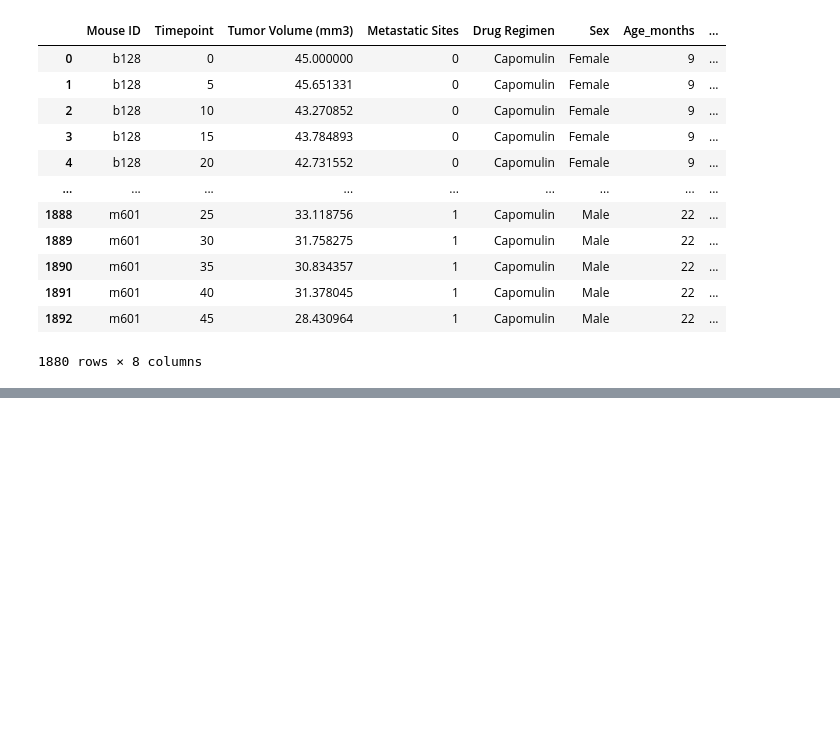
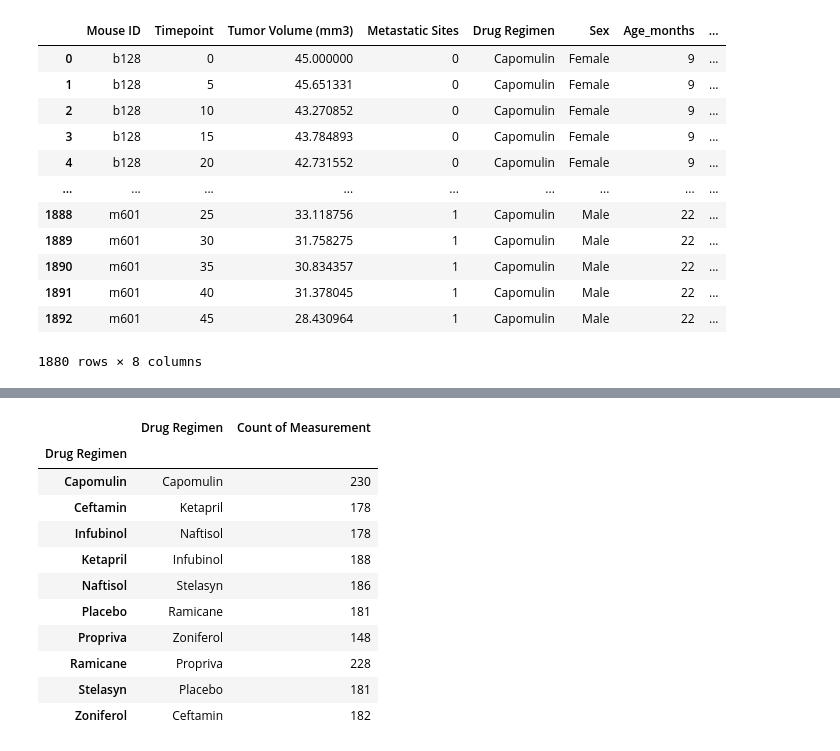
Before and after one commit to mel-c-lowe/MatPlotLib_Homework_05, a Jupyter notebook: Pymaceuticals.ipynb, the cells around one changed output, grey strips where cells are left out. Cells and saved outputs as stored; diff of their text form; code cells hidden in the pictures; blank space fills up the shorter version.

```diff
--- a/Pymaceuticals.ipynb
+++ b/Pymaceuticals.ipynb
@@ -153,0 +162,26 @@ Summary_Statistics_Table
+# %%
+# Now to try with DataFrame.plot I guess
+
+count_of_measurements_df = pd.DataFrame({
+    "Drug Regimen": list_of_regimens,
+    "Count of Measurement": count_of_measurements
+})
+
+# df.reset_index(drop=True)
+
+# count_of_measurements_df.reset_index(drop=True)
+
+count_of_measurements_df
+# %% [output]
+|  | Drug Regimen | Count of Measurement |
+| Drug Regimen |  |  |
+| Capomulin | Capomulin | 230 |
+| Ceftamin | Ketapril | 178 |
+| Infubinol | Naftisol | 178 |
+| Ketapril | Infubinol | 188 |
+| Naftisol | Stelasyn | 186 |
+| Placebo | Ramicane | 181 |
+| Propriva | Zoniferol | 148 |
+| Ramicane | Propriva | 228 |
+| Stelasyn | Placebo | 181 |
+| Zoniferol | Ceftamin | 182 |
```
Also changed, not shown: parts of 8 cells of this notebook.
